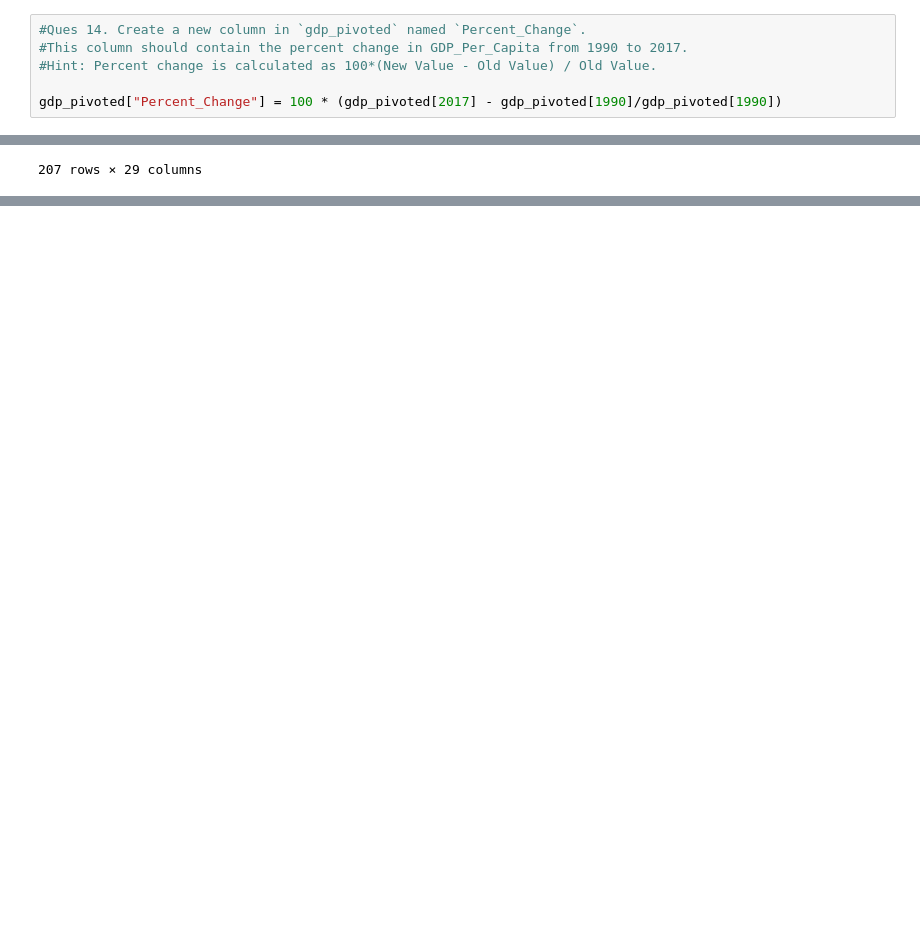
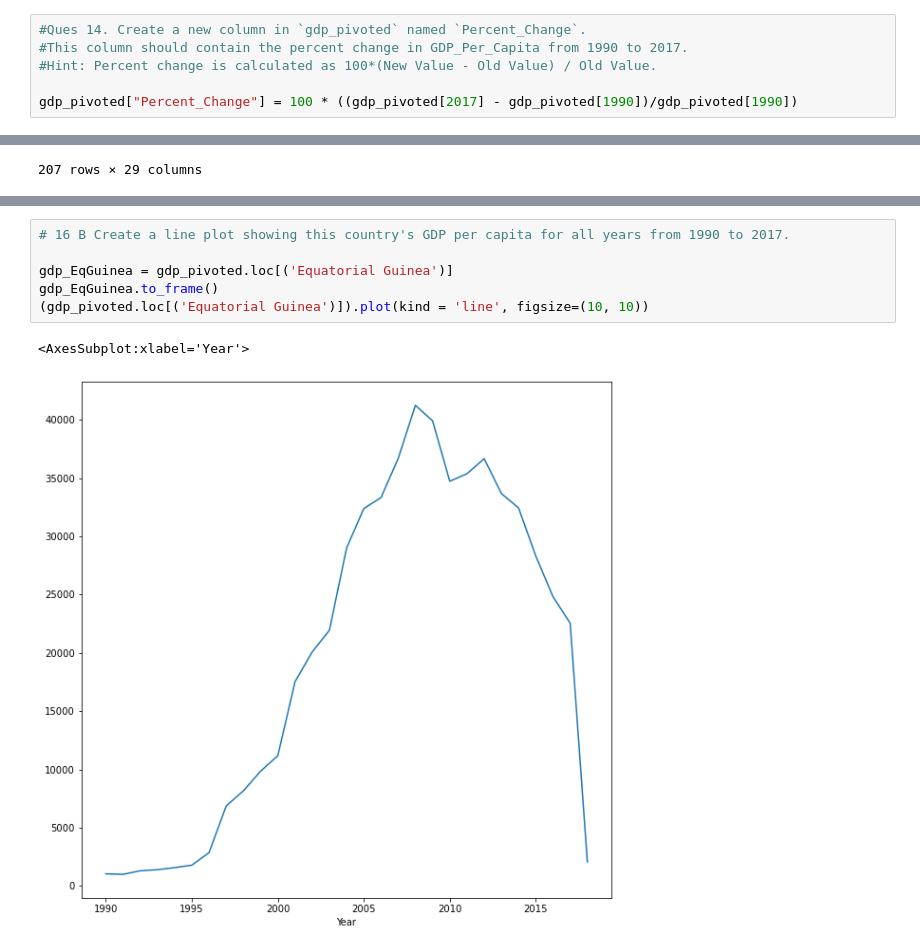
Before and after one commit to nss-data-science-cohort-6/un_data_question-AjayNSS, a Jupyter notebook: notebooks/UN_Data_Exploration.ipynb, the cells around one changed output, grey strips where cells are left out. Saved outputs shown, nothing was run; the diff lists cells and outputs as text; blank space fills up the shorter version.

```diff
--- a/notebooks/UN_Data_Exploration.ipynb
+++ b/notebooks/UN_Data_Exploration.ipynb
@@ -309,7 +309,7 @@ gdp_pivoted
 #This column should contain the percent change in GDP_Per_Capita from 1990 to 2017.
 #Hint: Percent change is calculated as 100*(New Value - Old Value) / Old Value.
 
-gdp_pivoted["Percent_Change"] = 100 * (gdp_pivoted[2017] - gdp_pivoted[1990]/gdp_pivoted[1990])
+gdp_pivoted["Percent_Change"] = 100 * ((gdp_pivoted[2017] - gdp_pivoted[1990])/gdp_pivoted[1990])
 # %%
 gdp_pivoted
 # %% [output]
@@ -329,0 +421,9 @@ gdp_pivoted
+# %%
+# 16 B Create a line plot showing this country's GDP per capita for all years from 1990 to 2017.
+
+gdp_EqGuinea = gdp_pivoted.loc[('Equatorial Guinea')]
+gdp_EqGuinea.to_frame()
+(gdp_pivoted.loc[('Equatorial Guinea')]).plot(kind = 'line', figsize=(10, 10))
+# %% [output]
+<AxesSubplot:xlabel='Year'>
+[figure, added]
```
Also changed, not shown: parts of 5 cells of this notebook.
